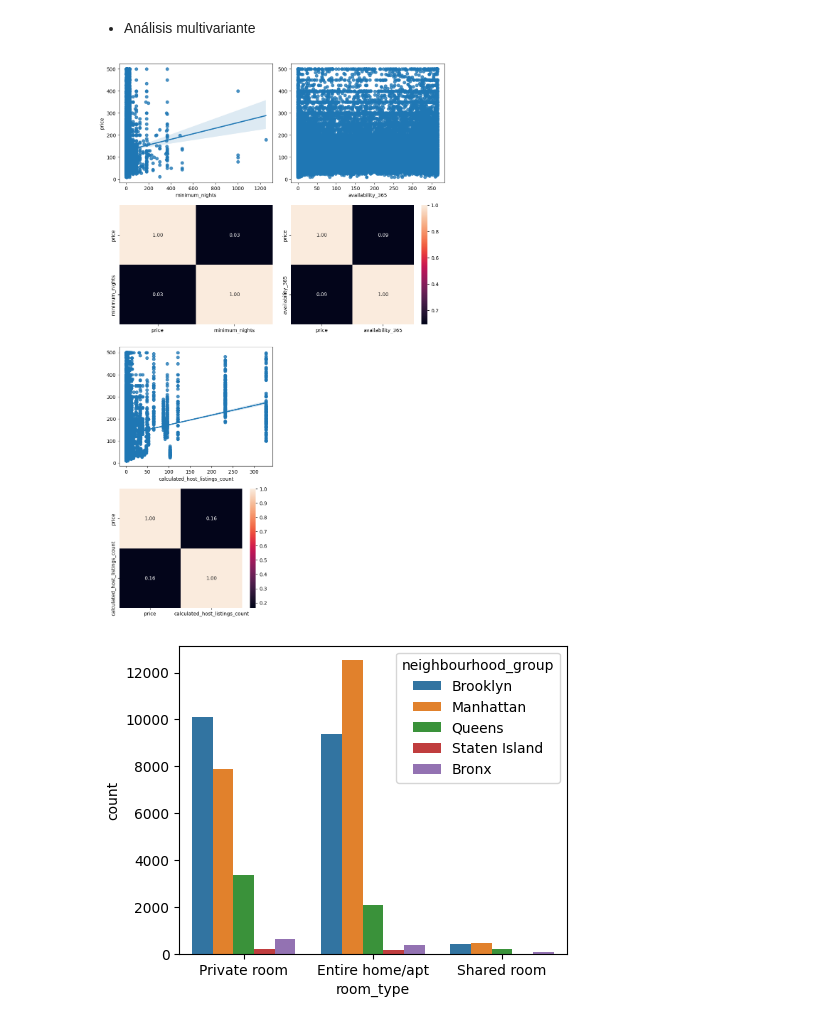
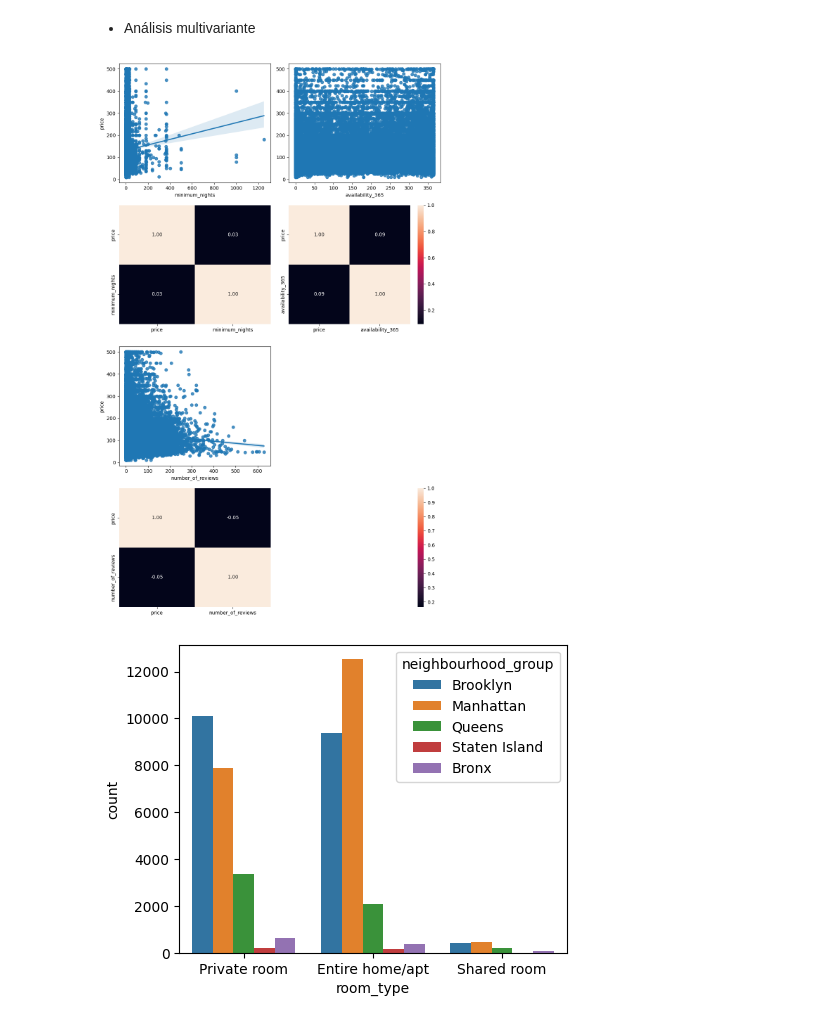
Before and after one commit to patriciamv97/machine-learning-python-template, a Jupyter notebook: src/eda.ipynb, the cells around one changed output. Drawn from its saved outputs; the diff is of its cells as text; code cells hidden in the pictures.

```diff
--- a/src/eda.ipynb
+++ b/src/eda.ipynb
@@ -106,7 +106,7 @@ dtype: float64
 La correlación entre 'number_of_reviews' y 'reviews_per_month' es positiva moderada (0.5499).
 Puesto un mayor número total de reseñas también tengan una tasa de reseñas mensuales más alta, tienen una tasa del 20%, que es un nº considerable, y la información que ofrece no es relevante, ya que no tiene apenas correlación con el precio (variable clave), eliminaremos tambien estas columnas.
 # %%
-data.drop(['id', 'name', 'host_id', 'host_name', 'number_of_reviews','last_review', 'reviews_per_month'], axis=1, inplace=True)
+data.drop(['id', 'name', 'host_id', 'host_name', 'last_review', 'reviews_per_month'], axis=1, inplace=True)
 data.head()
 # %% [output]
 |  | neighbourhood_group | neighbourhood | latitude | longitude | room_type | price | minimum_nights | ... |
@@ -245,27 +250,32 @@ plt.show()
 # %%
 # Numerical - Numerical
 
 fig, axis = plt.subplots(4, 2, figsize = (10, 16))
 
 # Create Plates
 sns.regplot(ax = axis[0, 0], data = data, x = "minimum_nights", y = "price")
 sns.heatmap(data[["price", "minimum_nights"]].corr(), annot = True, fmt = ".2f", ax = axis[1, 0], cbar = False)
 
 sns.regplot(ax = axis[0, 1], data = data, x = "availability_365", y = "price").set(ylabel = None)
 sns.heatmap(data[["price", "availability_365"]].corr(), annot = True, fmt = ".2f", ax = axis[1, 1])
 
-sns.regplot(ax = axis[2, 0], data = data, x = "calculated_host_listings_count", y = "price").set(ylabel = None)
-sns.heatmap(data[["price", "calculated_host_listings_count"]].corr(), annot = True, fmt = ".2f", ax = axis[3, 0]).set(ylabel = None)
+sns.regplot(ax = axis[2, 0], data = data, x = "number_of_reviews", y = "price")
+sns.heatmap(data[["price", "number_of_reviews"]].corr(), annot = True, fmt = ".2f", ax = axis[3, 0], cbar = False)
+
+sns.regplot(ax = axis[2, 1], data = data, x = "calculated_host_listings_count", y = "price").set(ylabel = None)
+sns.heatmap(data[["price", "calculated_host_listings_count"]].corr(), annot = True, fmt = ".2f", ax = axis[3, 1]).set(ylabel = None)
+
+
 fig.delaxes(axis[2, 1])
 fig.delaxes(axis[3, 1])
 
 # Ajustar el layout
 plt.tight_layout()
 
 # Mostrar el plot
 plt.show()
 # %% [output]
-[figure, old version]
+[figure, new version]
 # %%
 # Categorical-categorical analysis
 
```
Also changed, not shown: parts of 10 cells of this notebook.
